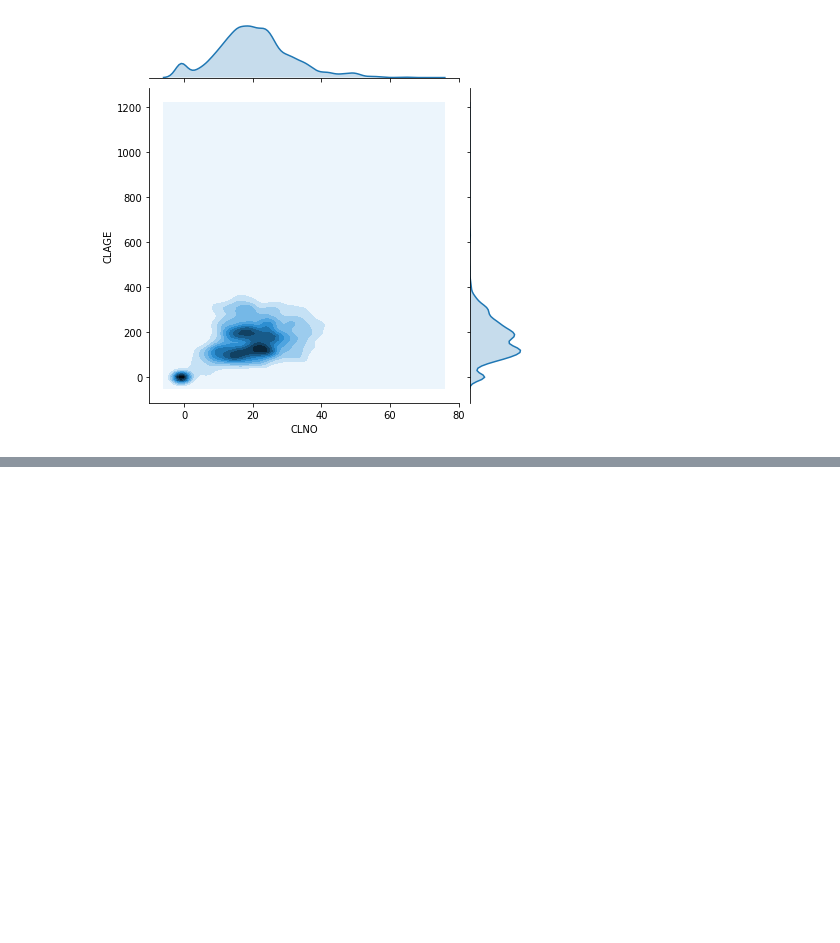
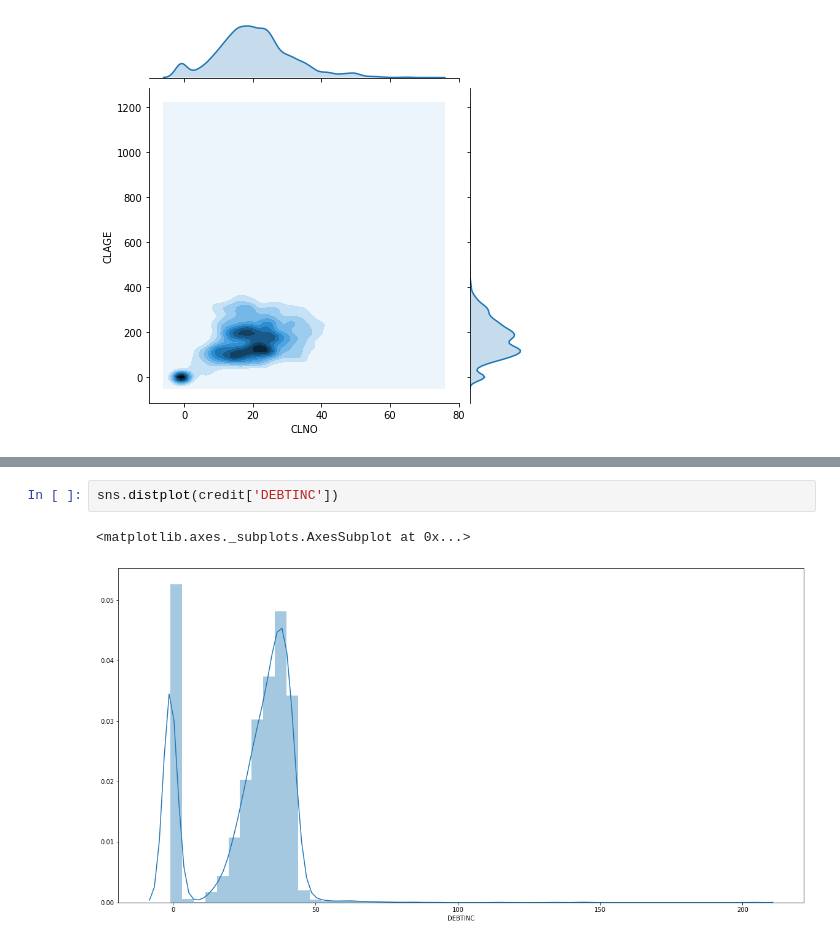
Before and after one commit to wiebkepeters/IS-HU-Berlin, a Jupyter notebook: AdamsEDA.ipynb, the cells around one changed output, grey strips where cells are left out. Drawn from its saved outputs; the diff is of its cells as text; blank space fills up the shorter version.

```diff
--- a/AdamsEDA.ipynb
+++ b/AdamsEDA.ipynb
@@ -439,0 +445,5 @@ credit.plot.scatter(x='CLNO',y='CLAGE',c='VALUE',colormap='viridis')
+# %%
+sns.distplot(credit['DEBTINC'])
+# %% [output]
+<matplotlib.axes._subplots.AxesSubplot at 0x...>
+[figure, added]
```
Also changed, not shown: parts of 2 cells of this notebook.
